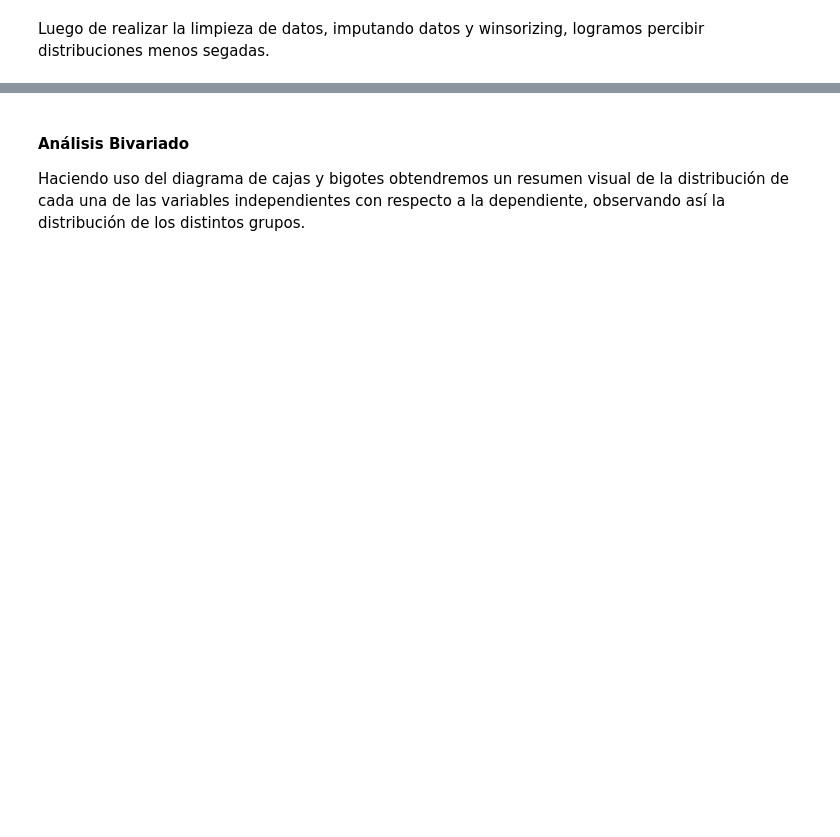
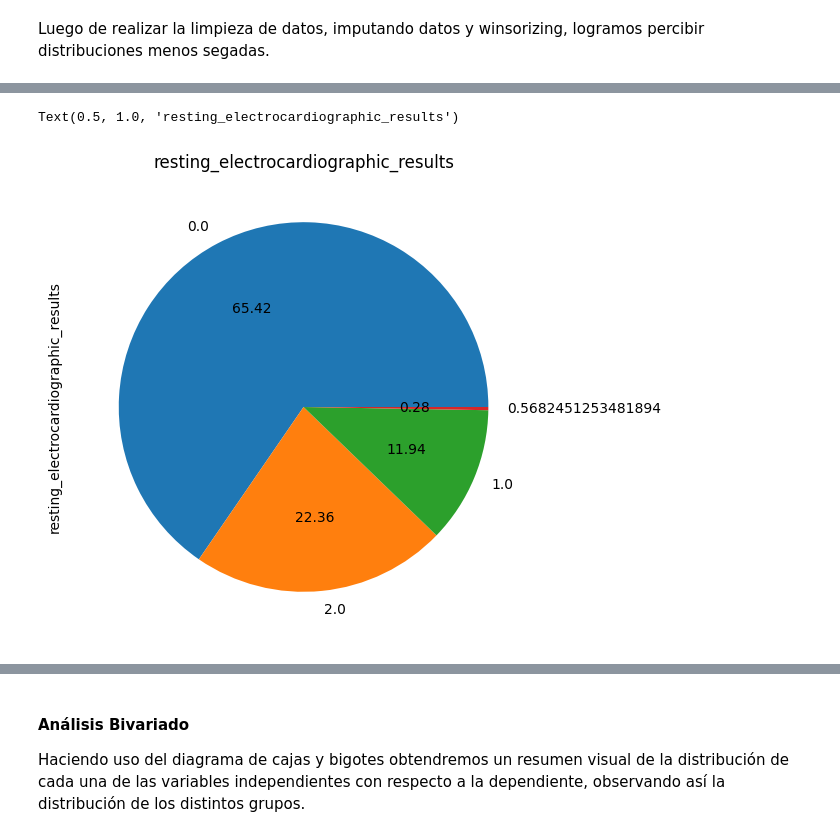
Before and after one commit to Daniel1martinez2/heart_project, a Jupyter notebook: heart_project.ipynb, the cells around one changed output, grey strips where cells are left out. Saved outputs shown, nothing was run; the diff lists cells and outputs as text; code cells hidden in the pictures; blank space fills up the shorter version.

```diff
--- a/heart_project.ipynb
+++ b/heart_project.ipynb
@@ -564,6 +616,7 @@ plt.xlabel('Make')
 # %%
-df_wins['aspiration'].value_counts().plot.pie(figsize=(6, 6), autopct='%.2f')
-plt.title("Fuel type pie diagram")
-plt.ylabel('Number of vehicles')
-plt.xlabel('Fuel type')
+df_wins['resting_electrocardiographic_results'].value_counts().plot.pie(figsize=(6, 6), autopct='%.2f')
+plt.title("resting_electrocardiographic_results")
+# %% [output]
+Text(0.5, 1.0, 'resting_electrocardiographic_results')
+[figure, added]
 # %%
```
Also changed, not shown: parts of 66 cells of this notebook, 57 other files.
